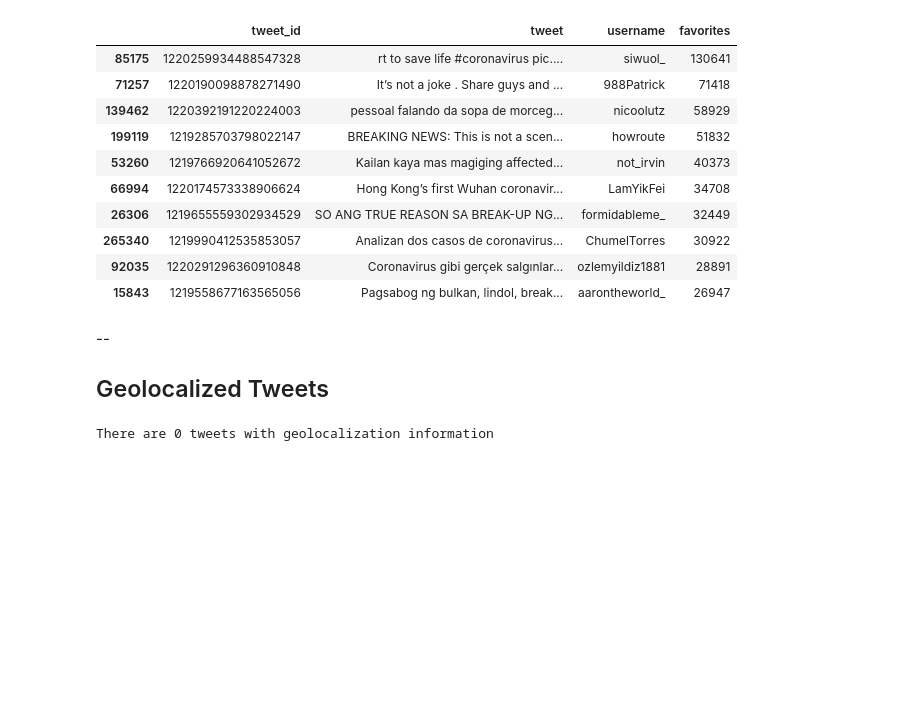
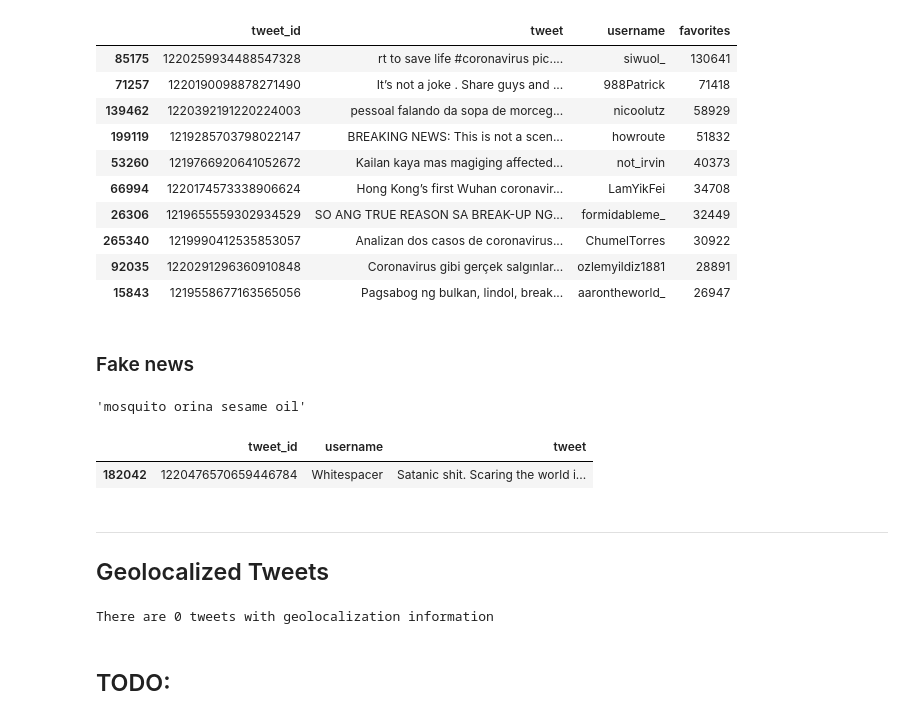
Before and after one commit to social-link-analytics-group-bsc/tw_coronavirus, a Jupyter notebook: corona_virus.ipynb, the cells around one changed output. Drawn from its saved outputs; the diff is of its cells as text; code cells hidden in the pictures; blank space fills up the shorter version.

```diff
--- a/corona_virus.ipynb
+++ b/corona_virus.ipynb
@@ -16,8 +16,10 @@ import networkx as nx
 from datetime import date
 from collections import defaultdict
 from wordcloud import WordCloud, STOPWORDS
+from IPython.display import Image
 
 plt.style.use('seaborn')
+pd.set_option('display.max_colwidth', None)
 # %%
 # Class to embed tweets
 class Tweet(object):
@@ -591,3 +595,5 @@ tweets.sort_values('favorites', ascending=False)[['tweet_id','tweet', 'username'
 | 265340 | 1219990412535853057 | Analizan dos casos de coronavirus... | ChumelTorres | 30922 |
 | 92035 | 1220291296360910848 | Coronavirus gibi gerçek salgınlar... | ozlemyildiz1881 | 28891 |
 | 15843 | 1219558677163565056 | Pagsabog ng bulkan, lindol, break... | aarontheworld_ | 26947 |
+# %% [markdown]
+### Fake news
@@ -594,5 +610,16 @@ tweets.sort_values('favorites', ascending=False)[['tweet_id','tweet', 'username'
+# %%
+tweets.loc[0,'tweet'] = 'mosquito orina sesame oil'
+# %%
+tweets.iloc[0,:]['tweet']
+# %% [output]
+'mosquito orina sesame oil'
+# %%
+tweets[tweets['tweet'].str.find('vacine')!=-1][['tweet_id', 'username', 'tweet']].head(50)
+# %% [output]
+|  | tweet_id | username | tweet |
+| 182042 | 1220476570659446784 | Whitespacer | Satanic shit. Scaring the world i... |
 # %% [markdown]
---
+---
 ## Geolocalized Tweets
 # %%
 tweets_with_geo = tweets[~tweets['geo'].isna()]
@@ -600,3 +627,5 @@ tweets_with_geo = tweets[~tweets['geo'].isna()]
 print('There are {0} tweets with geolocalization information'.format(tweets_with_geo.shape[0]))
 # %% [output]
 There are 0 tweets with geolocalization information
+# %% [markdown]
+## TODO:
```
Also changed, not shown: parts of 3 cells of this notebook.
